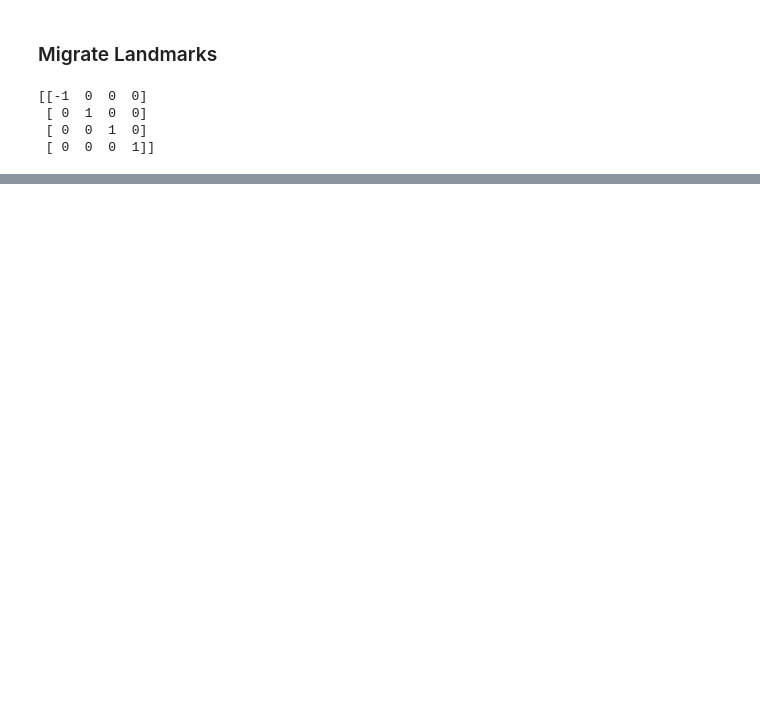
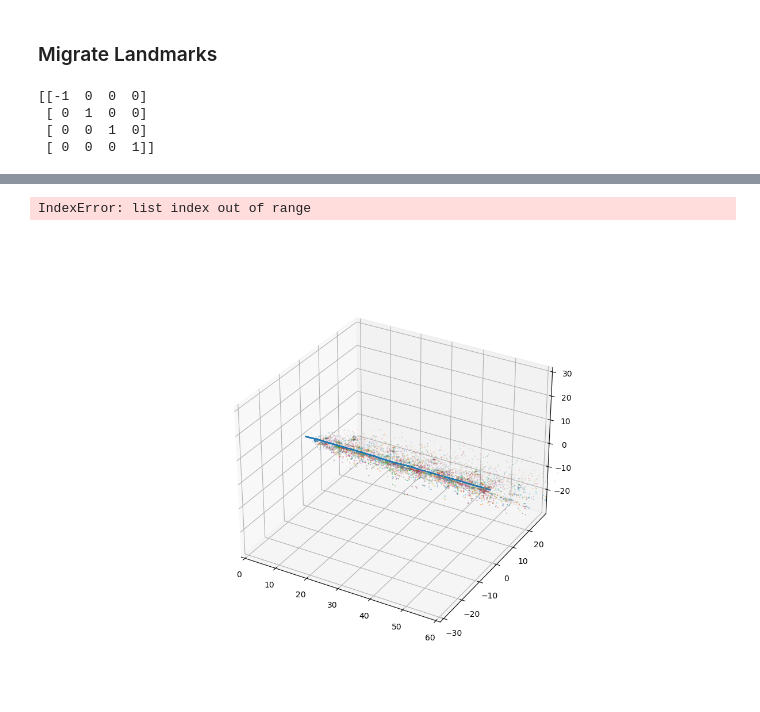
Before and after one commit to adamspeedy/vtr3, a Jupyter notebook: src/main/src/vtr_db_extractor/python/landmark_viewer.ipynb, the cells around one changed output, grey strips where cells are left out. Drawn from its saved outputs; the diff is of its cells as text; code cells hidden in the pictures; blank space fills up the shorter version.

```diff
--- a/src/main/src/vtr_db_extractor/python/landmark_viewer.ipynb
+++ b/src/main/src/vtr_db_extractor/python/landmark_viewer.ipynb
@@ -318,0 +333,56 @@ plt.show()
+# %%
+%matplotlib ipympl
+ax = plt.figure(figsize=(12, 8)).add_subplot(projection='3d')
+_ = ax.quiver(
+  origins[..., 0].flatten(),
+  origins[..., 1].flatten(),
+  origins[..., 2].flatten(),
+  -dirs[..., 0].flatten(),
+  -dirs[..., 1].flatten(),
+  -dirs[..., 2].flatten(), length=0.5, normalize=False)
+
+all_points = np.concatenate([
+    origins.reshape(-1, 3),
+    (origins - dirs).reshape(-1, 3)  # quiver tip positions
+], axis=0)
+x_min, x_max = np.min(all_points[:, 0]), np.max(all_points[:, 0])
+y_min, y_max = np.min(all_points[:, 1]), np.max(all_points[:, 1])
+z_min, z_max = np.min(all_points[:, 2]), np.max(all_points[:, 2])
+# Find the overall center and max range
+max_range = max(x_max - x_min, y_max - y_min, z_max - z_min) / 2.0
+x_mid = (x_max + x_min) / 2.0
+y_mid = (y_max + y_min) / 2.0
+z_mid = (z_max + z_min) / 2.0
+
+ax.set_xlim(x_mid - max_range, x_mid + max_range)
+ax.set_ylim(y_mid - max_range, y_mid + max_range)
+ax.set_zlim(z_mid - max_range, z_mid + max_range)
+# ax.scatter(
+#     migrated_landmarks[0][0],
+#     migrated_landmarks[0][1],
+#     migrated_landmarks[0][2],
+#     color='red', s=1, label='Origins')
+
+# indices_to_plot = [0, 10, 20, 25, 30, 35, 40, 50]  # Add as many as you want
+# colors = ['red', 'blue', 'green', 'orange', 'purple', 'brown', 'pink', 'gray']
+indices_to_plot = list(range(0, 1631, 10))
+
+for i, idx in enumerate(indices_to_plot):
+    # print(idx)
+    ax.scatter(
+        migrated_landmarks[idx][0],
+        migrated_landmarks[idx][1],
+        migrated_landmarks[idx][2],
+        # color=colors[i % len(colors)],
+        s=0.1,
+        label=f'Index {idx}')
+
+ax.set_box_aspect([1,1,1])
+ax.set_xlabel('X')
+ax.set_ylabel('Y')
+ax.set_zlabel('Z')
+ax.view_init(70, -30)
+plt.show()
+# %% [output]
+IndexError: list index out of range
+[figure, added]
```
Also changed, not shown: parts of 9 cells of this notebook, 3 other files.
